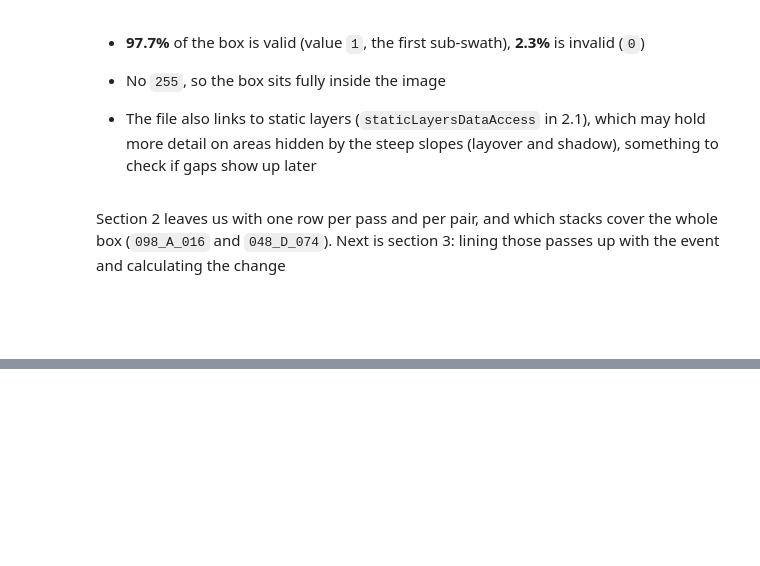
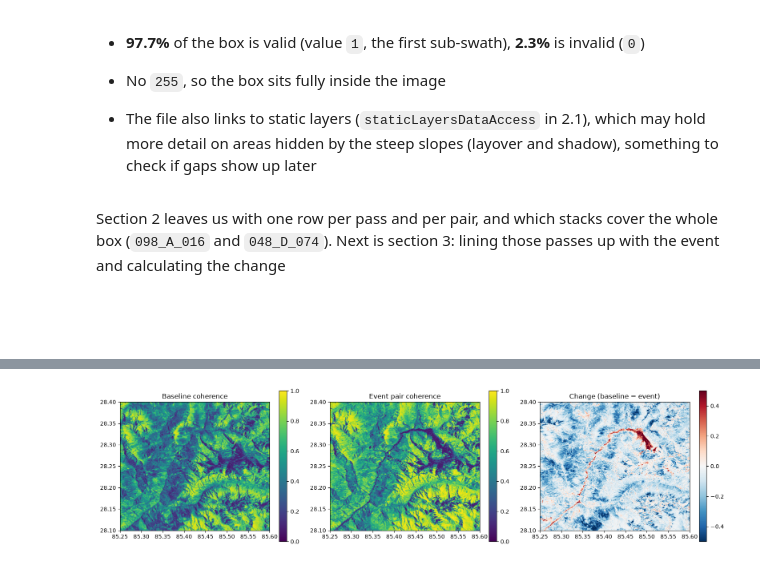
Before and after one commit to danesheppard/PanoptiCrew-NASA-Hackathon-2026, a Jupyter notebook: dataScience/notebooks/case1.ipynb, the cells around one changed output, grey strips where cells are left out. Cells and saved outputs as stored; diff of their text form; code cells hidden in the pictures; blank space fills up the shorter version.

Commit message:
Case 1: case study analysis of event timing, urgent response and coherence and backscatter change

```diff
--- a/dataScience/notebooks/case1.ipynb
+++ b/dataScience/notebooks/case1.ipynb
@@ -648,0 +690,4 @@ Section 2 leaves us with one row per pass and per pair, and which stacks cover t
+# %%
+# GUNW pairs that span the event: reference before it, secondary after it
+pairs["spans_event"] = (pairs.reference < EVENT.tz_localize(None)) & (pairs.secondary > EVENT.tz_localize(None))
+pairs[pairs.spans_event][["stack_id", "reference", "secondary", "days", "mode"]]
@@ -648,0 +784,6 @@ Section 2 leaves us with one row per pass and per pair, and which stacks cover t
+# %%
+# find the coherence layers in one GUNW file and their size
+with open_h5(pairs.url.iloc[0]) as f:
+    coh_paths = []
+    f.visititems(lambda name, item: coh_paths.append((name, item.shape)) if name.endswith("coherenceMagnitude") else None)
+coh_paths
@@ -648,0 +820,8 @@ Section 2 leaves us with one row per pass and per pair, and which stacks cover t
+# %%
+# coherence over the box for every pair in the stack
+stack_pairs = pairs[pairs.stack_id == best_stack].reset_index(drop=True)
+coherence = {f"{r.reference:%b %d} → {r.secondary:%b %d}": read_coherence(r.url) for r in stack_pairs.itertuples()}
+
+# average coherence over the box for each pair
+stack_pairs["mean_coherence"] = [np.nanmean(c) for c in coherence.values()]
+stack_pairs[["reference", "secondary", "days", "spans_event", "mean_coherence"]]
@@ -648,0 +845,10 @@ Section 2 leaves us with one row per pass and per pair, and which stacks cover t
+# %%
+# baseline from the pairs before the event, then how much the event pair drops below it
+# only 12-day pairs, since a longer gap lowers coherence on its own
+normal = [c for c, r in zip(coherence.values(), stack_pairs.itertuples()) if r.secondary < EVENT.tz_localize(None) and r.days == 12]
+baseline = np.nanmedian(normal, axis=0)
+event_coherence = list(coherence.values())[stack_pairs.spans_event.idxmax()]
+change = baseline - event_coherence
+
+pd.Series({"baseline mean": np.nanmean(baseline), "event mean": np.nanmean(event_coherence), "change mean": np.nanmean(change),
+           "pixels dropping more than 0.3": np.nansum(change > 0.3)}).round(3)
@@ -648,0 +865,16 @@ Section 2 leaves us with one row per pass and per pair, and which stacks cover t
+# %%
+import matplotlib.pyplot as plt
+
+# baseline, event pair and change side by side, north up
+fig, axes = plt.subplots(1, 3, figsize=(16, 5))
+extent = [west, east, south, north]
+for ax, data, title, cmap, vmin, vmax in zip(axes, [baseline, event_coherence, change],
+                                              ["Baseline coherence", "Event pair coherence", "Change (baseline − event)"],
+                                              ["viridis", "viridis", "RdBu_r"], [0, 0, -0.5], [1, 1, 0.5]):
+    im = ax.imshow(data, extent=extent, cmap=cmap, vmin=vmin, vmax=vmax)
+    ax.set_title(title)
+    fig.colorbar(im, ax=ax, shrink=0.8)
+plt.tight_layout()
+plt.show()
+# %% [output]
+[figure, added]
```
Also changed, not shown: parts of 38 cells of this notebook.
